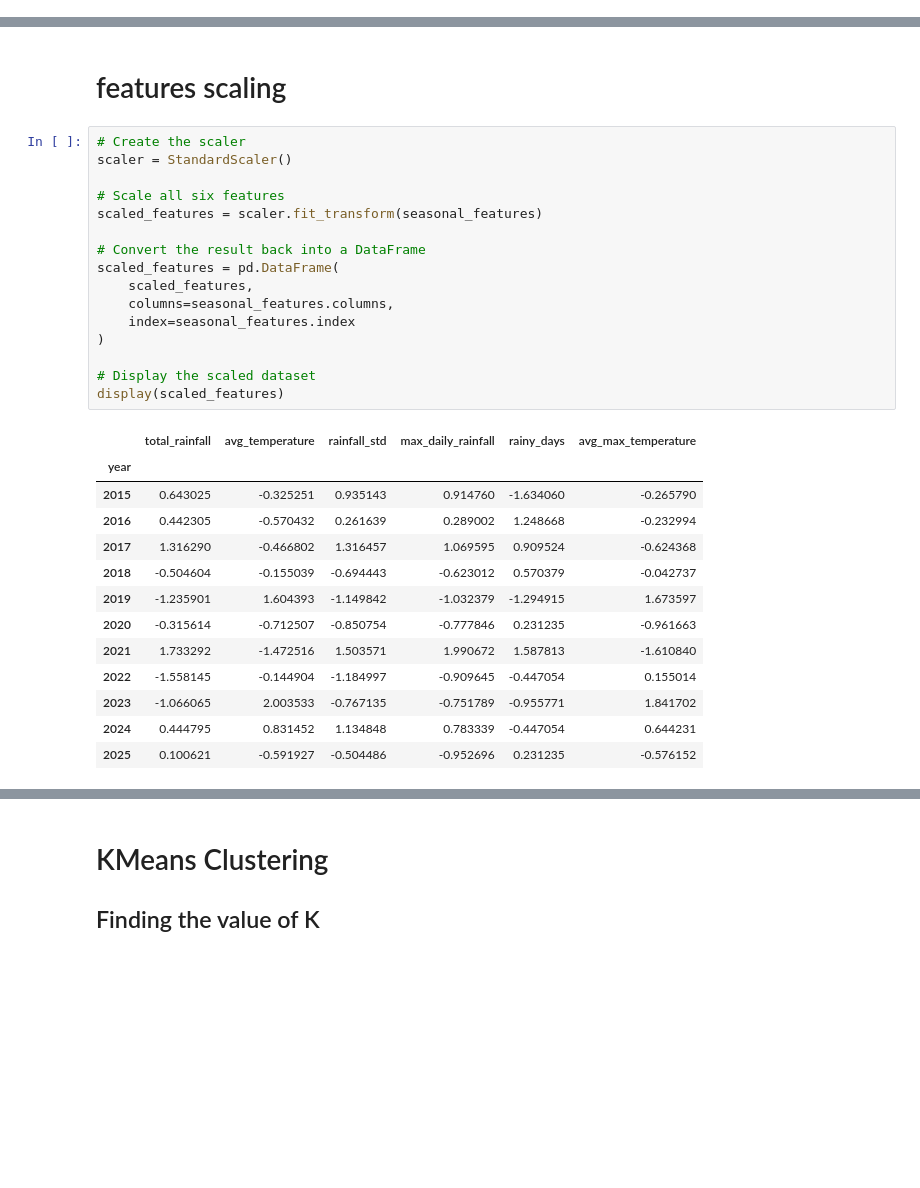
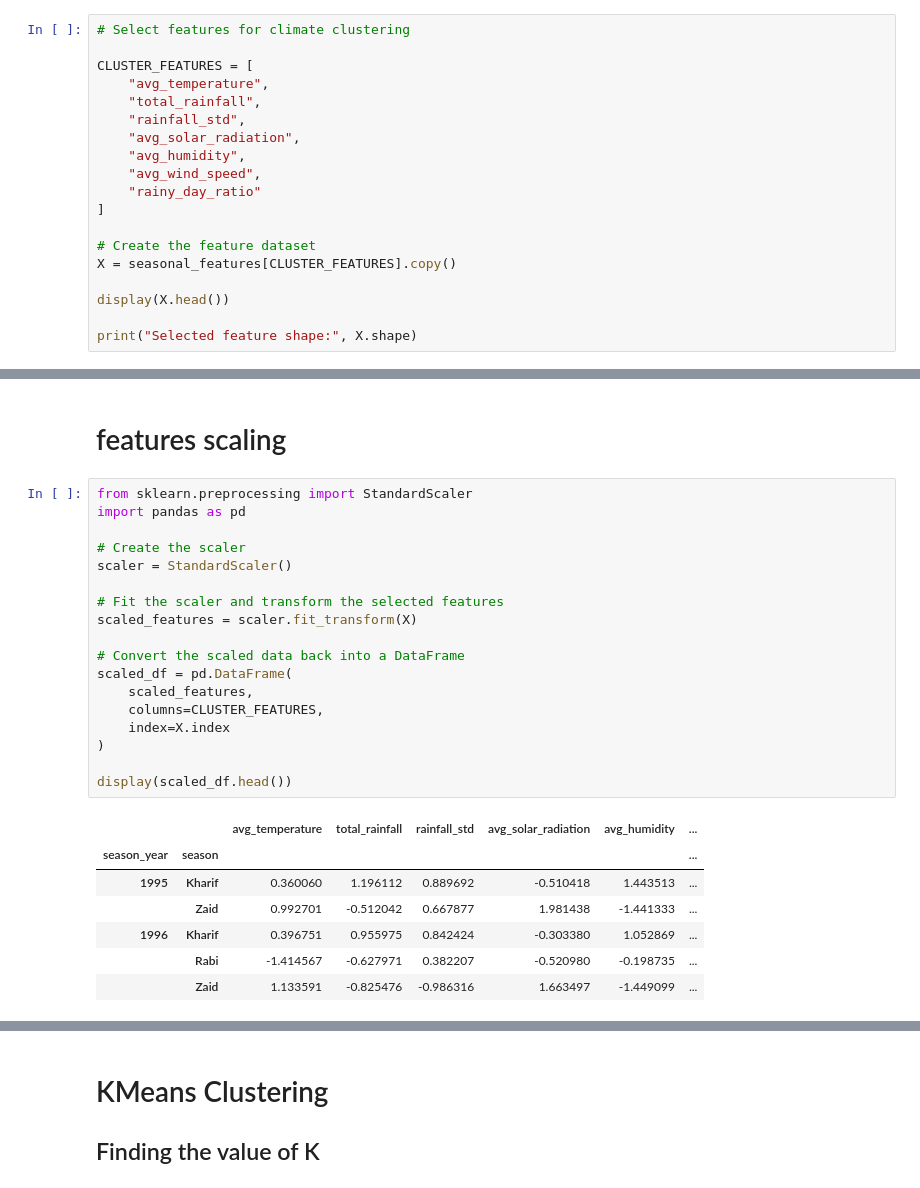
Before and after one commit to Veror245/FieldShift-AI, a Jupyter notebook: backend/ml/notebooks/data_exploration.ipynb, the cells around one changed output, grey strips where cells are left out. Saved outputs shown, nothing was run; the diff lists cells and outputs as text; blank space fills up the shorter version.

Commit message:
FINAL FUNCTION DECLARED FOR CLIMATE ANALYSIS

```diff
--- a/backend/ml/notebooks/data_exploration.ipynb
+++ b/backend/ml/notebooks/data_exploration.ipynb
@@ -453,0 +607,19 @@ from sklearn.preprocessing import StandardScaler
+# %%
+# Select features for climate clustering
+
+CLUSTER_FEATURES = [
+    "avg_temperature",
+    "total_rainfall",
+    "rainfall_std",
+    "avg_solar_radiation",
+    "avg_humidity",
+    "avg_wind_speed",
+    "rainy_day_ratio"
+]
+
+# Create the feature dataset
+X = seasonal_features[CLUSTER_FEATURES].copy()
+
+display(X.head())
+
+print("Selected feature shape:", X.shape)
@@ -454,32 +635,28 @@ from sklearn.preprocessing import StandardScaler
 # %% [markdown]
 # features scaling
 # %%
+from sklearn.preprocessing import StandardScaler
+import pandas as pd
+
 # Create the scaler
 scaler = StandardScaler()
 
-# Scale all six features
-scaled_features = scaler.fit_transform(seasonal_features)
+# Fit the scaler and transform the selected features
+scaled_features = scaler.fit_transform(X)
 
-# Convert the result back into a DataFrame
-scaled_features = pd.DataFrame(
+# Convert the scaled data back into a DataFrame
+scaled_df = pd.DataFrame(
     scaled_features,
-    columns=seasonal_features.columns,
-    index=seasonal_features.index
+    columns=CLUSTER_FEATURES,
+    index=X.index
 )
 
-# Display the scaled dataset
-display(scaled_features)
+display(scaled_df.head())
 # %% [output]
-|  | total_rainfall | avg_temperature | rainfall_std | max_daily_rainfall | rainy_days | avg_max_temperature |
-| year |  |  |  |  |  |  |
-| 2015 | 0.643025 | -0.325251 | 0.935143 | 0.914760 | -1.634060 | -0.265790 |
-| 2016 | 0.442305 | -0.570432 | 0.261639 | 0.289002 | 1.248668 | -0.232994 |
-| 2017 | 1.316290 | -0.466802 | 1.316457 | 1.069595 | 0.909524 | -0.624368 |
-| 2018 | -0.504604 | -0.155039 | -0.694443 | -0.623012 | 0.570379 | -0.042737 |
-| 2019 | -1.235901 | 1.604393 | -1.149842 | -1.032379 | -1.294915 | 1.673597 |
-| 2020 | -0.315614 | -0.712507 | -0.850754 | -0.777846 | 0.231235 | -0.961663 |
-| 2021 | 1.733292 | -1.472516 | 1.503571 | 1.990672 | 1.587813 | -1.610840 |
-| 2022 | -1.558145 | -0.144904 | -1.184997 | -0.909645 | -0.447054 | 0.155014 |
-| 2023 | -1.066065 | 2.003533 | -0.767135 | -0.751789 | -0.955771 | 1.841702 |
-| 2024 | 0.444795 | 0.831452 | 1.134848 | 0.783339 | -0.447054 | 0.644231 |
-| 2025 | 0.100621 | -0.591927 | -0.504486 | -0.952696 | 0.231235 | -0.576152 |
+|  |  | avg_temperature | total_rainfall | rainfall_std | avg_solar_radiation | avg_humidity | ... |
+| season_year | season |  |  |  |  |  | ... |
+| 1995 | Kharif | 0.360060 | 1.196112 | 0.889692 | -0.510418 | 1.443513 | ... |
+|  | Zaid | 0.992701 | -0.512042 | 0.667877 | 1.981438 | -1.441333 | ... |
+| 1996 | Kharif | 0.396751 | 0.955975 | 0.842424 | -0.303380 | 1.052869 | ... |
+|  | Rabi | -1.414567 | -0.627971 | 0.382207 | -0.520980 | -0.198735 | ... |
+|  | Zaid | 1.133591 | -0.825476 | -0.986316 | 1.663497 | -1.449099 | ... |
```
Also changed, not shown: parts of 108 cells of this notebook, 13 other files.
